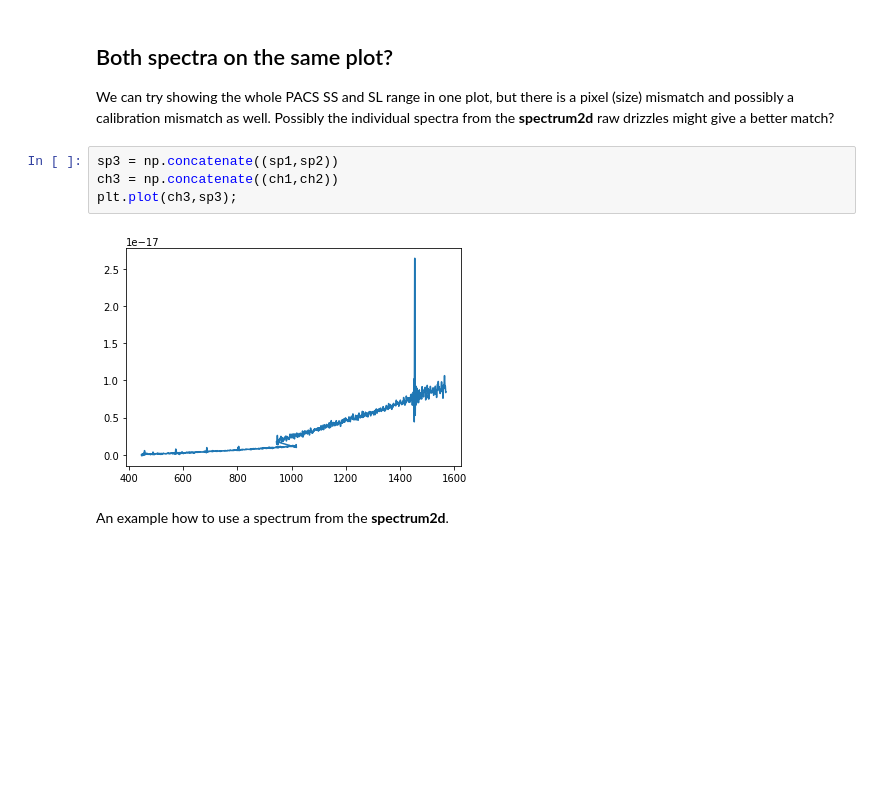
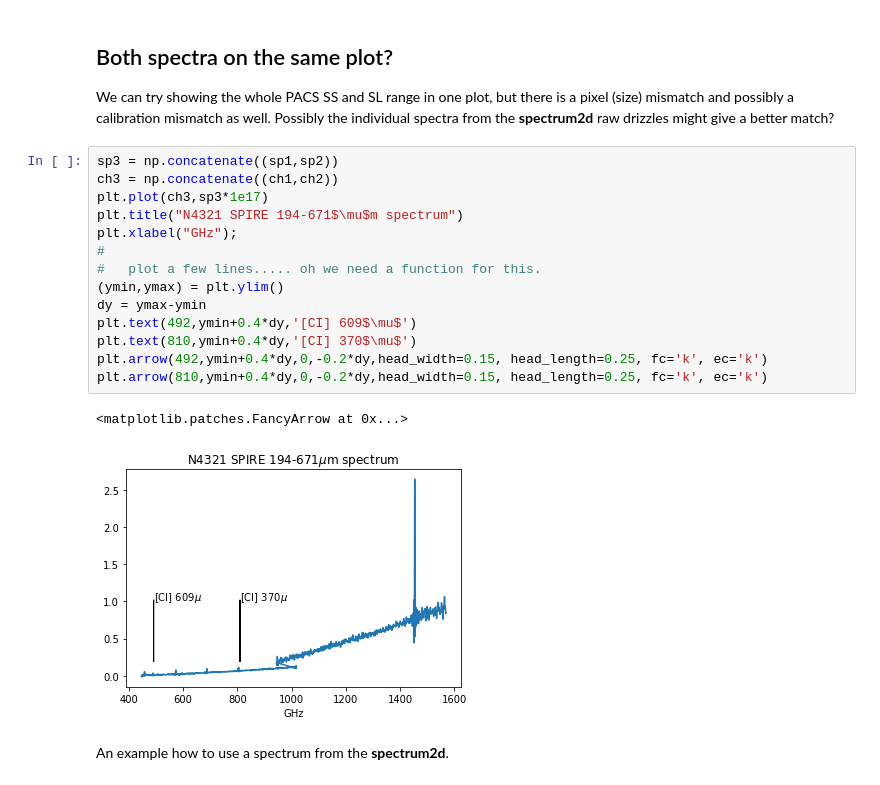
Before and after one commit to teuben/herplot, a Jupyter notebook: ngc4321.ipynb, the cells around one changed output. Saved outputs shown, nothing was run; the diff lists cells and outputs as text; blank space fills up the shorter version.

```diff
--- a/ngc4321.ipynb
+++ b/ngc4321.ipynb
@@ -263,12 +312,23 @@ plt.title("SPIRE SSW [55-210um]");
 
 We can try showing the whole PACS SS and SL range in one plot, but there is a pixel (size) mismatch and possibly a calibration mismatch as well. Possibly the individual spectra from the **spectrum2d**
 raw drizzles might give a better match?
-# %%
-sp3 = np.concatenate((sp1,sp2))
-ch3 = np.concatenate((ch1,ch2))
-plt.plot(ch3,sp3);
-# %% [output]
-[figure, removed]
+# %%
+sp3 = np.concatenate((sp1,sp2))
+ch3 = np.concatenate((ch1,ch2))
+plt.plot(ch3,sp3*1e17)
+plt.title("N4321 SPIRE 194-671$\mu$m spectrum")
+plt.xlabel("GHz");
+#
+#   plot a few lines..... oh we need a function for this.
+(ymin,ymax) = plt.ylim()
+dy = ymax-ymin
+plt.text(492,ymin+0.4*dy,'[CI] 609$\mu$')
+plt.text(810,ymin+0.4*dy,'[CI] 370$\mu$')
+plt.arrow(492,ymin+0.4*dy,0,-0.2*dy,head_width=0.15, head_length=0.25, fc='k', ec='k')
+plt.arrow(810,ymin+0.4*dy,0,-0.2*dy,head_width=0.15, head_length=0.25, fc='k', ec='k')
+# %% [output]
+<matplotlib.patches.FancyArrow at 0x...>
+[figure, added]
 # %% [markdown]
 An example how to use a spectrum from the **spectrum2d**.
 # %% [markdown]
```
Also changed, not shown: parts of 10 cells of this notebook.
